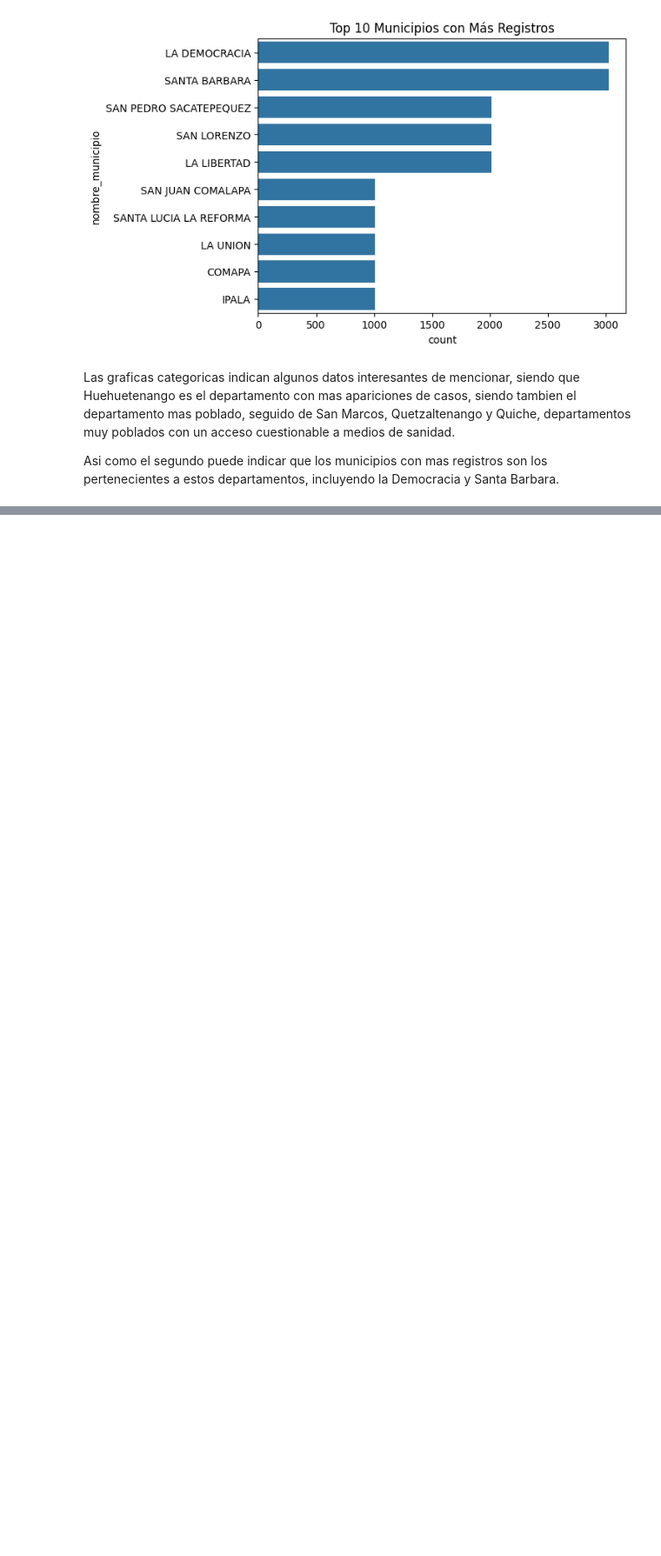
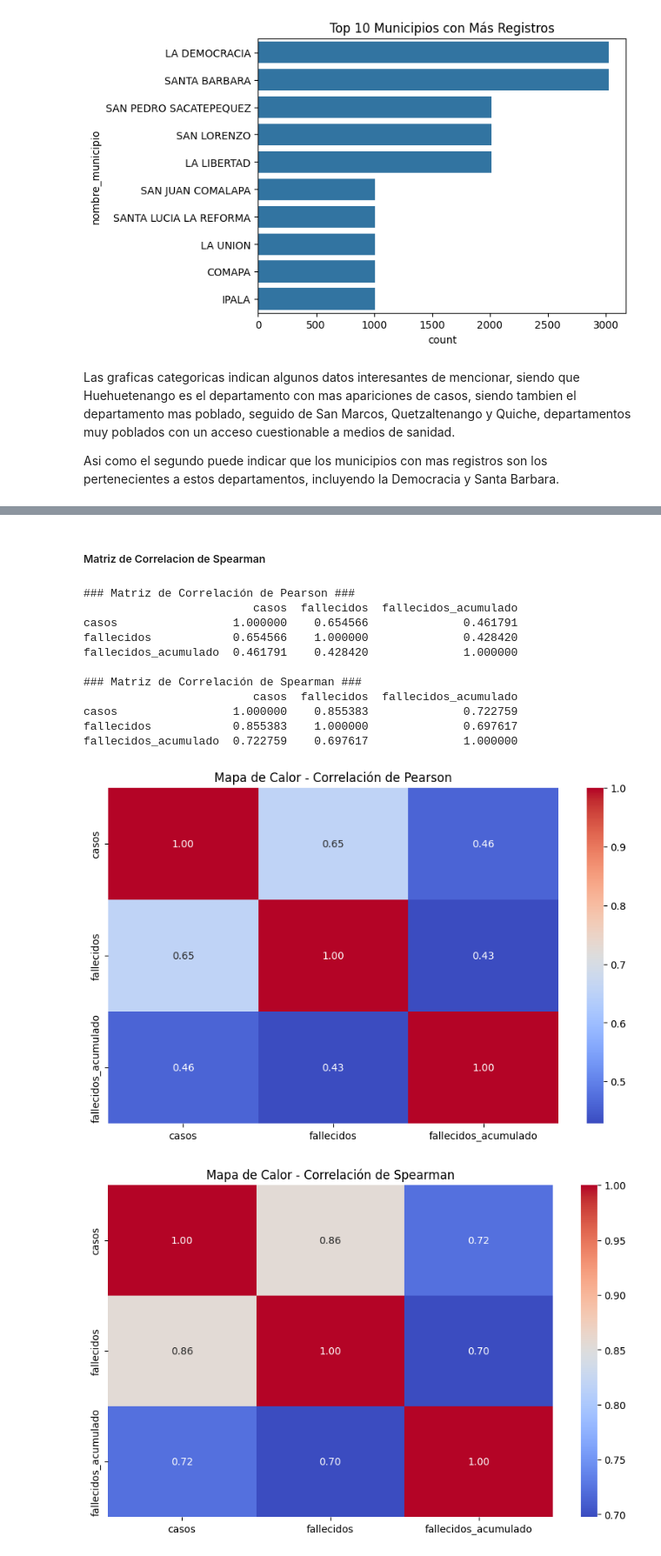
Before and after one commit to FernandoJRR/Practica1SS2, a Jupyter notebook: proyecto.ipynb, the cells around one changed output, grey strips where cells are left out. Shown at 87% size. Saved outputs shown, nothing was run; the diff lists cells and outputs as text; code cells hidden in the pictures; blank space fills up the shorter version.

```diff
--- a/proyecto.ipynb
+++ b/proyecto.ipynb
@@ -169,0 +195,2 @@ fallecidos_acumulado  0.722759    0.697617              1.000000
+# %%
+dfCorr = dfDataNoLoc.select_dtypes(include=['int64', 'float64'])
@@ -169,0 +202,5 @@ fallecidos_acumulado  0.722759    0.697617              1.000000
+# %% [markdown]
+##### Matriz de Correlacion de Spearman
+# %%
+spearman_corr = dfCorr.corr(method='spearman')
+print(spearman_corr)
@@ -169,0 +209,16 @@ fallecidos_acumulado  0.722759    0.697617              1.000000
+# %%
+graficar_mapa_calor(spearman_corr, 'Spearman')
+# %% [output]
+### Matriz de Correlación de Pearson ###
+                         casos  fallecidos  fallecidos_acumulado
+casos                 1.000000    0.654566              0.461791
+fallecidos            0.654566    1.000000              0.428420
+fallecidos_acumulado  0.461791    0.428420              1.000000
+
+### Matriz de Correlación de Spearman ###
+                         casos  fallecidos  fallecidos_acumulado
+casos                 1.000000    0.855383              0.722759
+fallecidos            0.855383    1.000000              0.697617
+fallecidos_acumulado  0.722759    0.697617              1.000000
+[figure, added]
+[figure, added]
```
Also changed, not shown: parts of 19 cells of this notebook, 1 other file.
